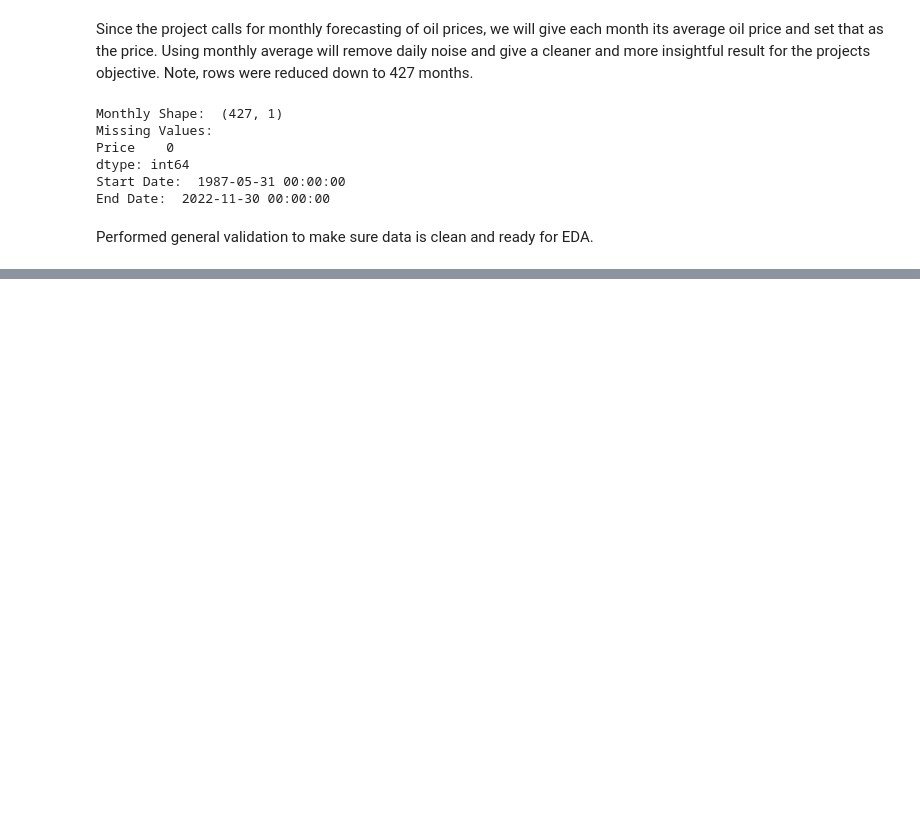
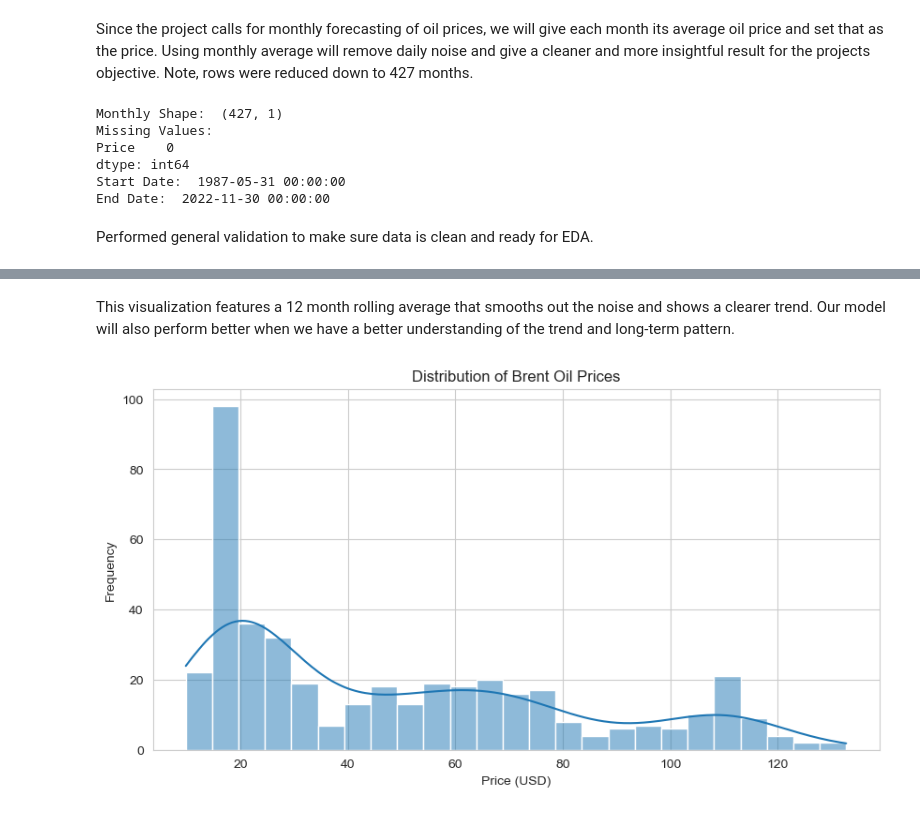
Before and after one commit to hamadmoe/dsai3301-project, a Jupyter notebook: CODE.ipynb, the cells around one changed output, grey strips where cells are left out. Cells and saved outputs as stored; diff of their text form; code cells hidden in the pictures; blank space fills up the shorter version.

```diff
--- a/CODE.ipynb
+++ b/CODE.ipynb
@@ -165,0 +220,18 @@ Performed general validation to make sure data is clean and ready for EDA.
+# %% [markdown]
+This visualization features a 12 month rolling average that smooths out the noise and shows a clearer trend. Our model will also perform better when we have a better understanding of the trend and long-term pattern.
+# %%
+plt.figure(figsize=(10,5))
+
+sns.histplot(
+    monthly_df['Price'],
+    bins=25,
+    kde=True
+)
+
+plt.title('Distribution of Brent Oil Prices')
+plt.xlabel('Price (USD)')
+plt.ylabel('Frequency')
+
+plt.show()
+# %% [output]
+[figure, added]
```
Also changed, not shown: parts of 10 cells of this notebook.
